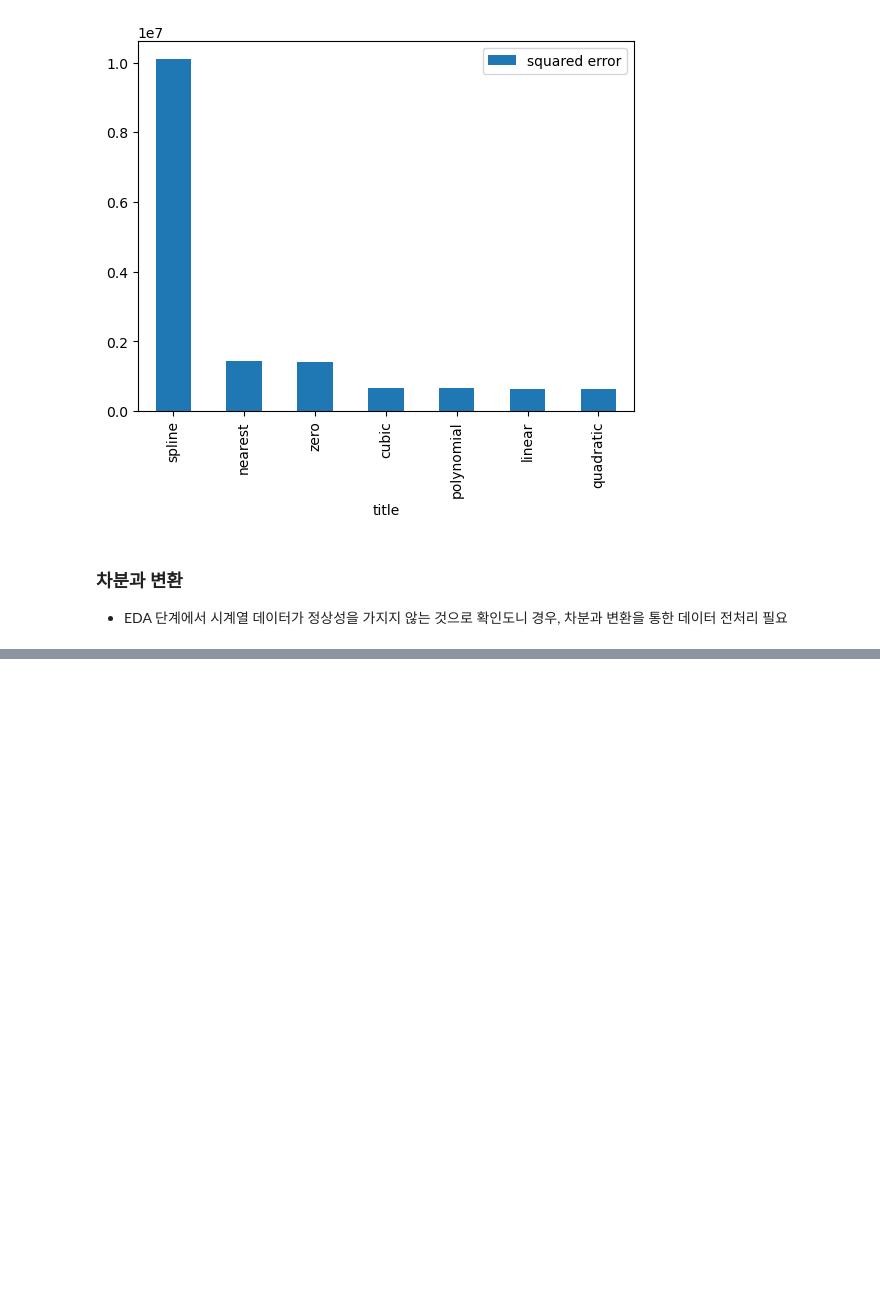
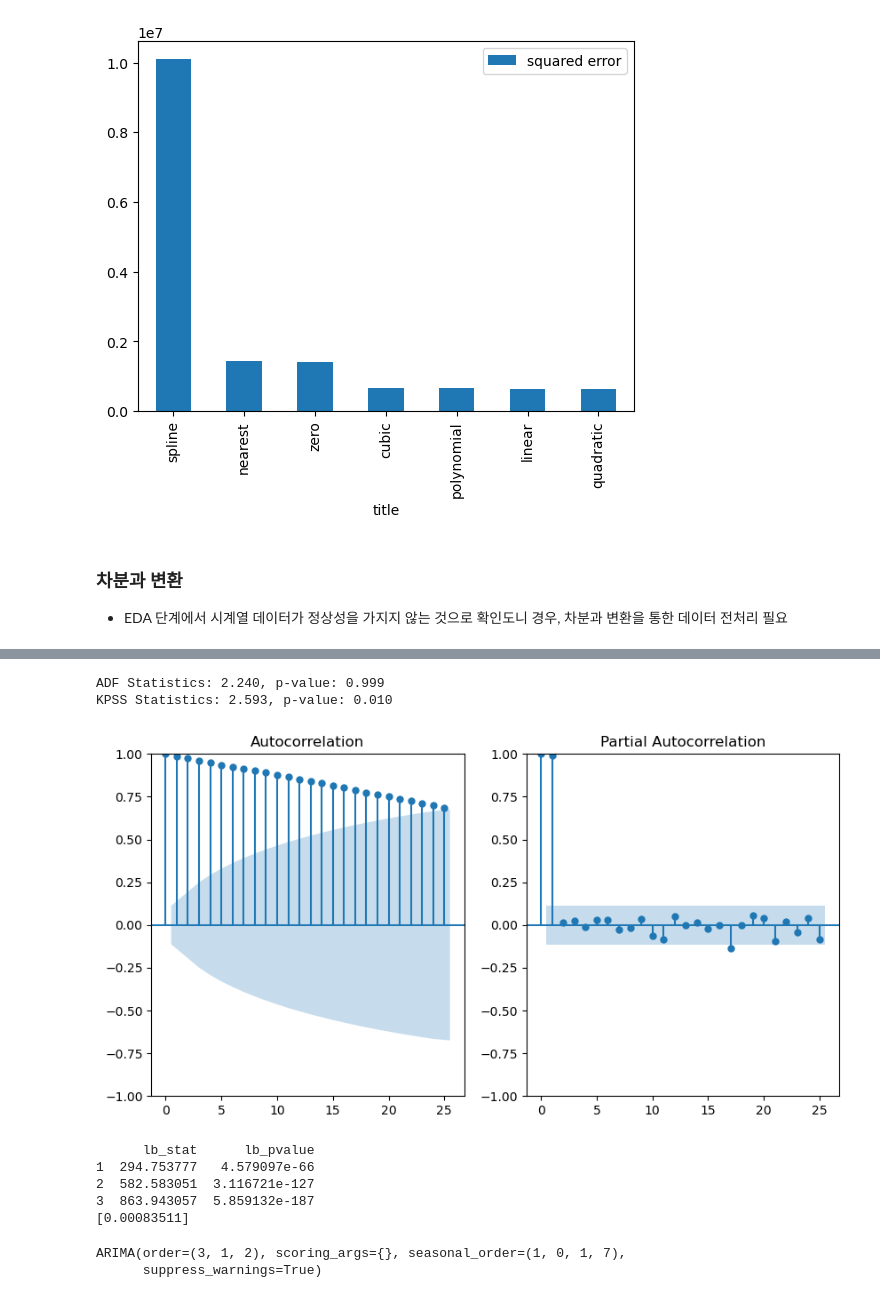
Before and after one commit to klee30810/ADP-study, a Jupyter notebook: codebook/Chap 12. Time anlalysis.ipynb, the cells around one changed output, grey strips where cells are left out. Drawn from its saved outputs; the diff is of its cells as text; code cells hidden in the pictures; blank space fills up the shorter version.

```diff
--- a/codebook/Chap 12. Time anlalysis.ipynb
+++ b/codebook/Chap 12. Time anlalysis.ipynb
@@ -554,0 +759,40 @@ look-up table. The actual p-value is greater than the p-value returned.
+# %%
+## 시계열 EDA
+from statsmodels.tsa.stattools import adfuller, kpss
+from statsmodels.stats.diagnostic import acorr_ljungbox
+from statsmodels.graphics.tsaplots import plot_acf, plot_pacf
+from statsmodels.stats.stattools import durbin_watson
+
+result = adfuller(down_head, regression='c', autolag='AIC')
+print(f"ADF Statistics: {result[0]:.3f}, p-value: {result[1]:.3f}")
+
+result = kpss(down_head, regression='c', nlags='auto')
+print(f"KPSS Statistics: {result[0]:.3f}, p-value: {result[1]:.3f}")
+
+fig, ax = plt.subplots(1,2, figsize=(10,5))
+plot_acf(down_head, ax=ax[0])
+plot_pacf(down_head, ax=ax[1])
+plt.show()
+
+result = acorr_ljungbox(down_head, return_df=True, auto_lag=True).head(3)
+print(result)
+
+result = durbin_watson(down_head)
+print(result)
+# %% [output]
+ADF Statistics: 2.240, p-value: 0.999
+KPSS Statistics: 2.593, p-value: 0.010
+[figure, added]
+      lb_stat      lb_pvalue
+1  294.753777   4.579097e-66
+2  582.583051  3.116721e-127
+3  863.943057  5.859132e-187
+[0.00083511]
+# %%
+# prac 3
+from pmdarima import auto_arima
+auto_arima(down_head, start_p=1, start_q=1, max_p=5, max_q=5, start_P=0, start_Q=0, max_P=5, max_Q=5, m=7,
+          seasonal=True, trace=False, error_action='warn', suppress_warnings=True)
+# %% [output]
+ARIMA(order=(3, 1, 2), scoring_args={}, seasonal_order=(1, 0, 1, 7),
+      suppress_warnings=True)
```
Also changed, not shown: parts of 14 cells of this notebook.
